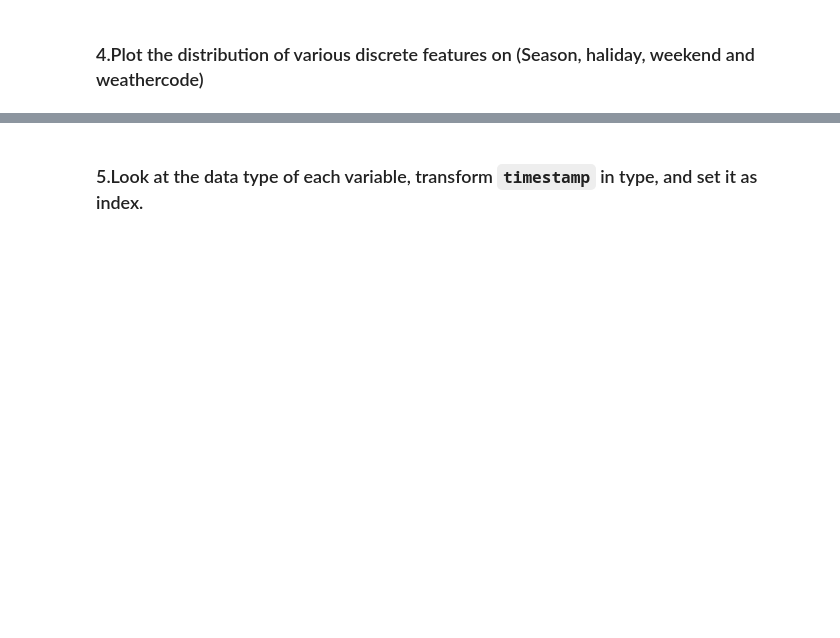
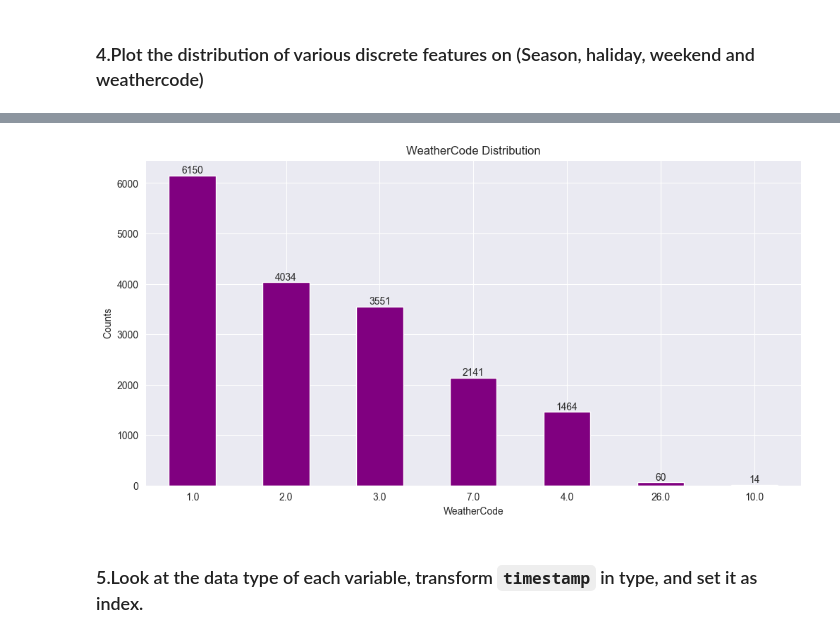
Before and after one commit to fenyx-it-academy/Class7-Week20-Data-Visualization-Seaborn-Matplotlib, a Jupyter notebook: Data_Visualisation_(Seaborn_Matplotlib).ipynb, the cells around one changed output, grey strips where cells are left out. Saved outputs shown, nothing was run; the diff lists cells and outputs as text; code cells hidden in the pictures; blank space fills up the shorter version.

```diff
--- a/Data_Visualisation_(Seaborn_Matplotlib).ipynb
+++ b/Data_Visualisation_(Seaborn_Matplotlib).ipynb
@@ -71,2 +137,14 @@ warnings.filterwarnings("ignore")
+# %%
+# weather_code
+plt.figure(figsize=(12, 6))
+chart = df['weather_code'].value_counts().plot.bar(color='purple')
+chart.bar_label(chart.containers[0], fmt='%d')
+plt.title('WeatherCode Distribution')
+plt.xlabel('WeatherCode')
+plt.ylabel('Counts')
+plt.xticks(rotation=0)
+plt.show()
+# %% [output]
+[figure, added]
 # %% [markdown]
 ### 5.Look at the data type of each variable, transform `timestamp` in type, and set it as index.
```
Also changed, not shown: parts of 60 cells of this notebook.
